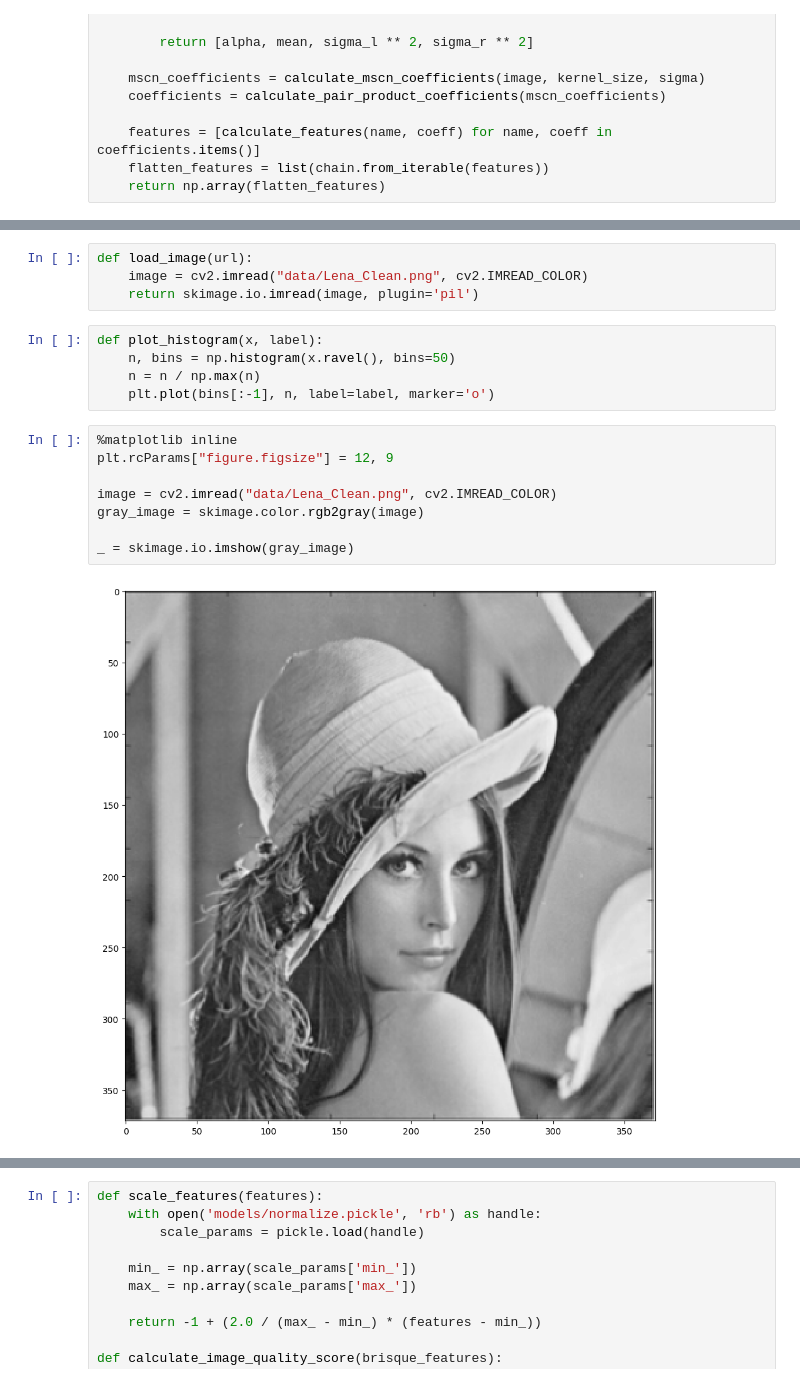
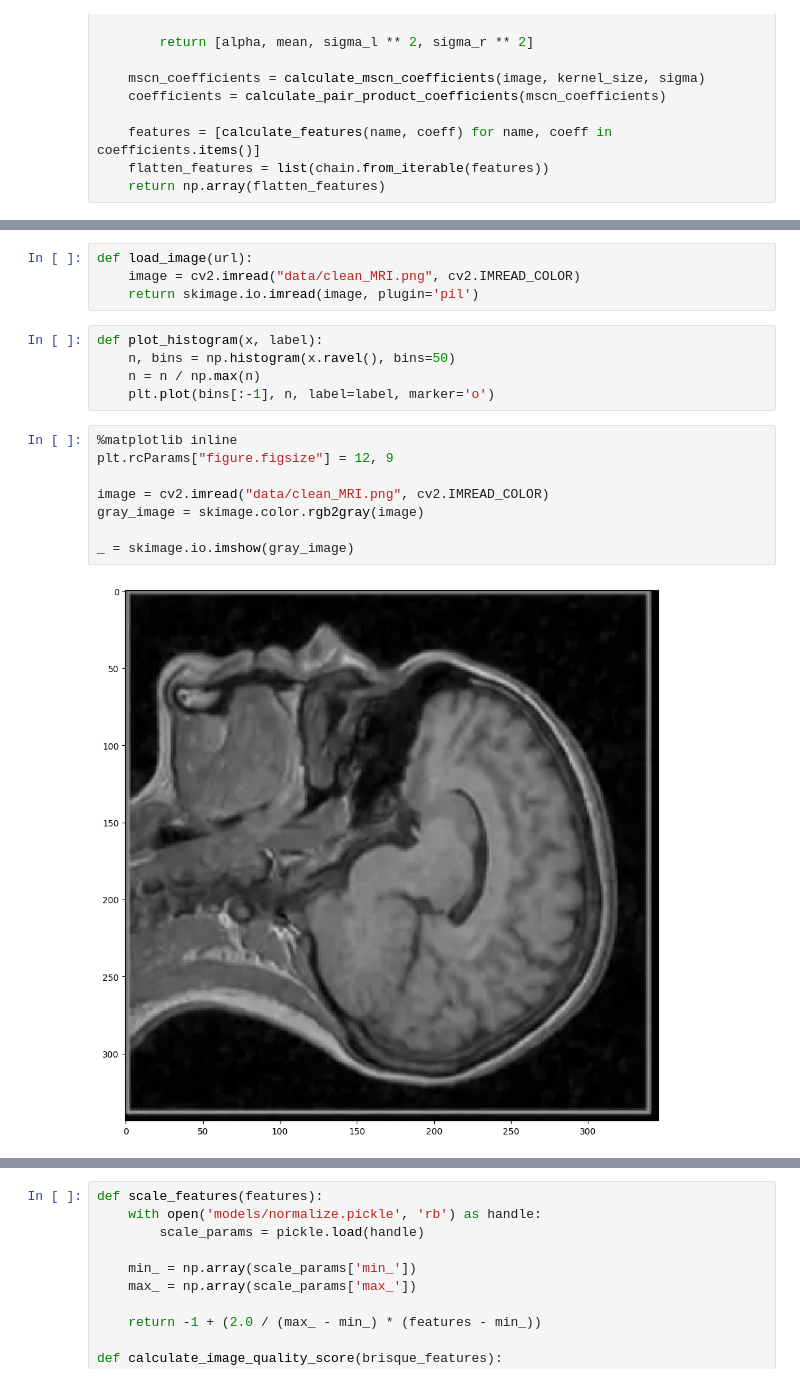
Before and after one commit to Cmeek09/3150_Final_Project, a Jupyter notebook: final.ipynb, the cells around one changed output, grey strips where cells are left out. Saved outputs shown, nothing was run; the diff lists cells and outputs as text.

```diff
--- a/final.ipynb
+++ b/final.ipynb
@@ -523,6 +523,6 @@ plt.imshow(cv2.cvtColor(BrisqueImg,cv2.COLOR_BGR2RGB))
 # %%
 def load_image(url):
-    image = cv2.imread("data/Lena_Clean.png", cv2.IMREAD_COLOR)
+    image = cv2.imread("data/clean_MRI.png", cv2.IMREAD_COLOR)
     return skimage.io.imread(image, plugin='pil')
 # %%
 def plot_histogram(x, label):
@@ -532,13 +532,13 @@ def plot_histogram(x, label):
 # %%
 %matplotlib inline
 plt.rcParams["figure.figsize"] = 12, 9
 
-image = cv2.imread("data/Lena_Clean.png", cv2.IMREAD_COLOR)
+image = cv2.imread("data/clean_MRI.png", cv2.IMREAD_COLOR)
 gray_image = skimage.color.rgb2gray(image)
 
 _ = skimage.io.imshow(gray_image)
 # %% [output]
-[figure, old version]
+[figure, new version]
 # %%
 %%time
 
```
Also changed, not shown: parts of 6 cells of this notebook, 3 other files.
